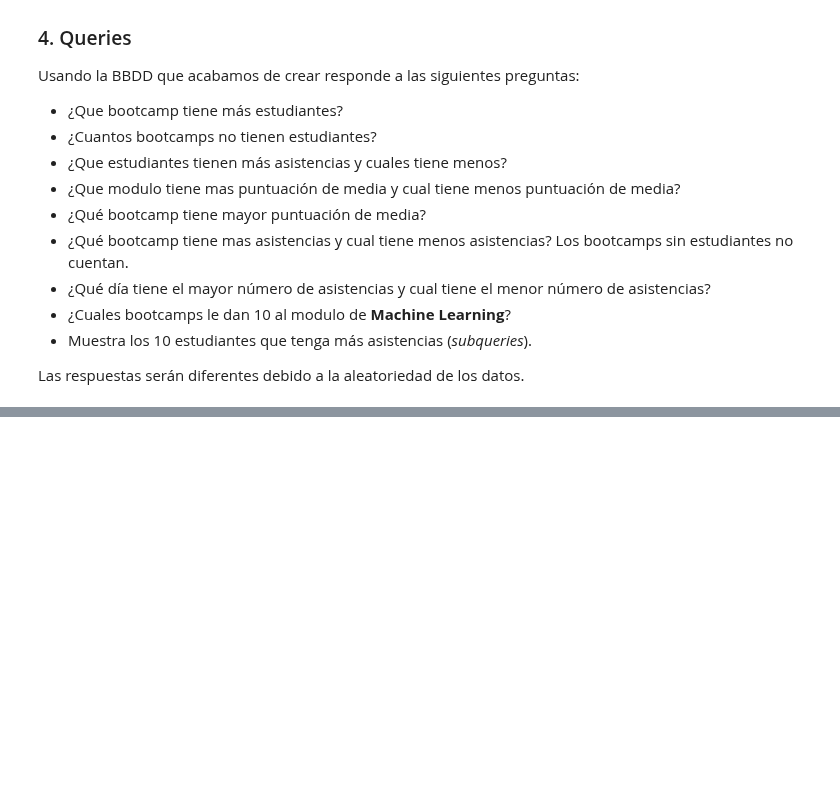
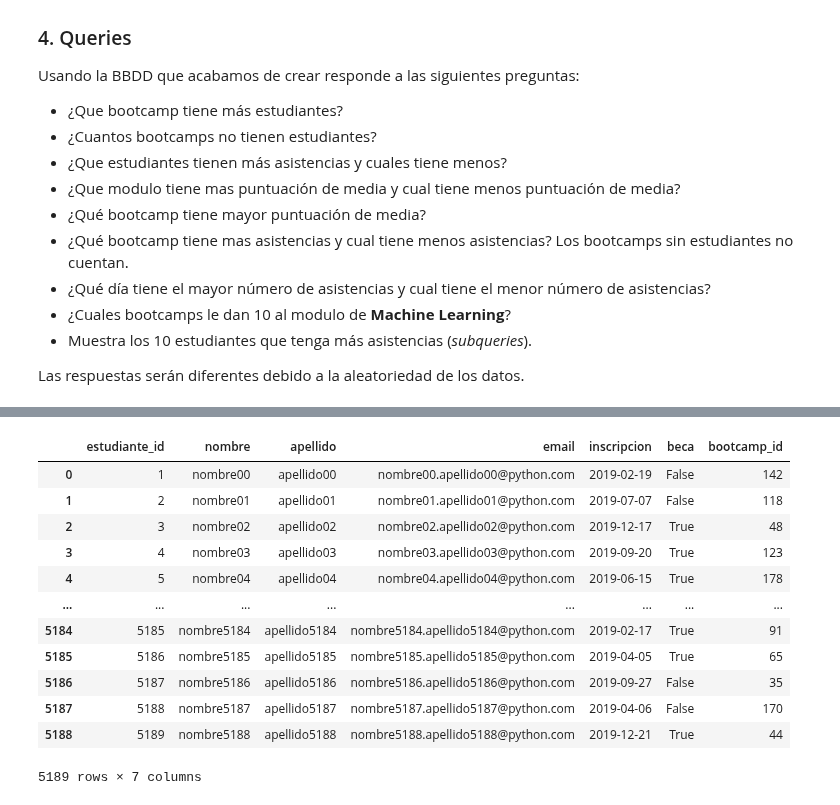
Before and after one commit to ceciorosco/Cecilia-Repositorio, a Jupyter notebook: Modulo 4/02.ejercicio_bootcamps.ipynb, the cells around one changed output, grey strips where cells are left out. Cells and saved outputs as stored; diff of their text form; code cells hidden in the pictures; blank space fills up the shorter version.

```diff
--- a/Modulo 4/02.ejercicio_bootcamps.ipynb
+++ b/Modulo 4/02.ejercicio_bootcamps.ipynb
@@ -243,25 +252,42 @@ df_bootcamps
 # %%
 #generar datos tabla estudiantes:
 import random
 
 n_filas = random.randint(5000, 8000)
 n_filas
 
-nombres = [f'nombre0{numero}' if numero < 10 else f'nombre{numero}' for numero in range=(n_filas)]
+nombres = [f'nombre0{numero}' if numero < 10 else f'nombre{numero}' for numero in range(n_filas)]
 
-apellidos = [f'apellido0{numero}' if numero < 10 else f'apellido{numero}' for numero in range=(n_filas)]
+apellidos = [f'apellido0{numero}' if numero < 10 else f'apellido{numero}' for numero in range(n_filas)]
 
 emails = [f'{nombre}.{apellido}@python.com' for nombre, apellido in zip(nombres, apellidos)]
 
 becas = [random.choices([True, False], weights=[0.7, 0.3])[0] for _ in range(n_filas)]
 
 bootcamp_id = [random.choice(df_bootcamps['bootcamp_id']) for _ in range(n_filas)]
 
 fechas_2019 = pd.date_range(start='2019-01-01', end='2019-12-31')
 fechas_2019 = fechas_2019.strftime('%Y-%m-%d')
 inscripciones = [random.choice(fechas_2019) for _ in range(n_filas)]
 
+df_estudiantes = pd.DataFrame(zip(nombres, apellidos, emails, inscripciones, becas, bootcamp_id),
+                              columns=['nombre', 'apellido', 'email', 'inscripcion', 'beca', 'bootcamp_id'])
+
 df_estudiantes = df_estudiantes.reset_index().rename({'index': 'estudiante_id'}, axis=1)
 df_estudiantes ['estudiante_id'] = df_estudiantes['estudiante_id'] +1
 df_estudiantes
+# %% [output]
+|  | estudiante_id | nombre | apellido | email | inscripcion | beca | bootcamp_id |
+| 0 | 1 | nombre00 | apellido00 | nombre00.apellido00@python.com | 2019-02-19 | False | 142 |
+| 1 | 2 | nombre01 | apellido01 | nombre01.apellido01@python.com | 2019-07-07 | False | 118 |
+| 2 | 3 | nombre02 | apellido02 | nombre02.apellido02@python.com | 2019-12-17 | True | 48 |
+| 3 | 4 | nombre03 | apellido03 | nombre03.apellido03@python.com | 2019-09-20 | True | 123 |
+| 4 | 5 | nombre04 | apellido04 | nombre04.apellido04@python.com | 2019-06-15 | True | 178 |
+| ... | ... | ... | ... | ... | ... | ... | ... |
+| 5184 | 5185 | nombre5184 | apellido5184 | nombre5184.apellido5184@python.com | 2019-02-17 | True | 91 |
+| 5185 | 5186 | nombre5185 | apellido5185 | nombre5185.apellido5185@python.com | 2019-04-05 | True | 65 |
+| 5186 | 5187 | nombre5186 | apellido5186 | nombre5186.apellido5186@python.com | 2019-09-27 | False | 35 |
+| 5187 | 5188 | nombre5187 | apellido5187 | nombre5187.apellido5187@python.com | 2019-04-06 | False | 170 |
+| 5188 | 5189 | nombre5188 | apellido5188 | nombre5188.apellido5188@python.com | 2019-12-21 | True | 44 |
+5189 rows × 7 columns
 # %%
```
Also changed, not shown: parts of 12 cells of this notebook, 7 other files.
